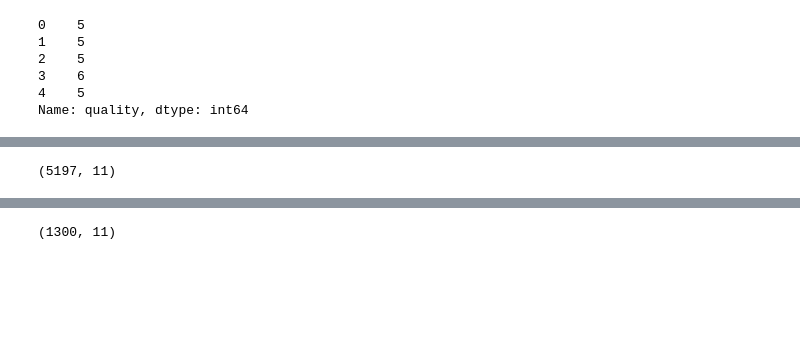
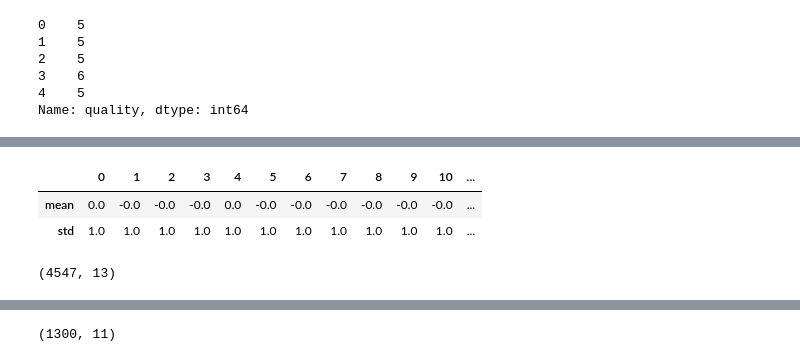
Before and after one commit to Ranjit-Singh-786/wine_classificationproject_ANN, a Jupyter notebook: wine classification.ipynb, the cells around one changed output, grey strips where cells are left out. Saved outputs shown, nothing was run; the diff lists cells and outputs as text; code cells hidden in the pictures; blank space fills up the shorter version.

```diff
--- a/wine classification.ipynb
+++ b/wine classification.ipynb
@@ -235,0 +313,4 @@ Name: quality, dtype: int64
+# %%
+bin=(2,6,8)
+gname = ['bad','good']
+y = pd.cut(y,bins=bin ,labels=gname)
@@ -235,0 +333,3 @@ Name: quality, dtype: int64
+# %%
+lb = LabelEncoder()
+y = lb.fit_transform(y)
@@ -236,6 +349,17 @@ Name: quality, dtype: int64
 # %%
-x_train,x_test,y_train,y_test = train_test_split(x,y , random_state=0,test_size=0.2)
+xtrain, xtest, ytrain, ytest = train_test_split(x,y,  test_size=0.3)
+# %%
+scale = StandardScaler()
+
+x_train_scaled = scale.fit_transform(xtrain)
+x_test_scaled = scale.transform(xtest)
+# %%
+pd.DataFrame(x_train_scaled).describe().round(2).iloc[1:3]
+# %% [output]
+|  | 0 | 1 | 2 | 3 | 4 | 5 | 6 | 7 | 8 | 9 | 10 | ... |
+| mean | 0.0 | -0.0 | -0.0 | -0.0 | 0.0 | -0.0 | -0.0 | -0.0 | -0.0 | -0.0 | -0.0 | ... |
+| std | 1.0 | 1.0 | 1.0 | 1.0 | 1.0 | 1.0 | 1.0 | 1.0 | 1.0 | 1.0 | 1.0 | ... |
 # %%
-x_train.shape
+x_train_scaled.shape
 # %% [output]
-(5197, 11)
+(4547, 13)
```
Also changed, not shown: parts of 67 cells of this notebook, 1 other file.
